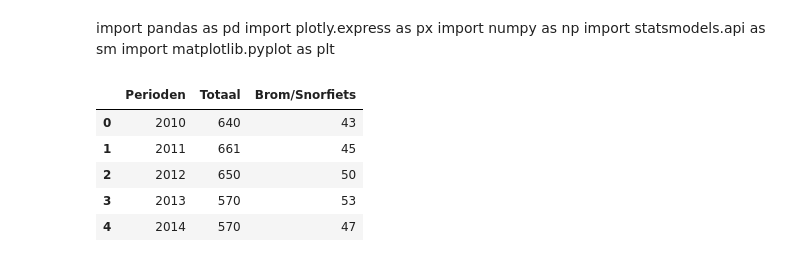
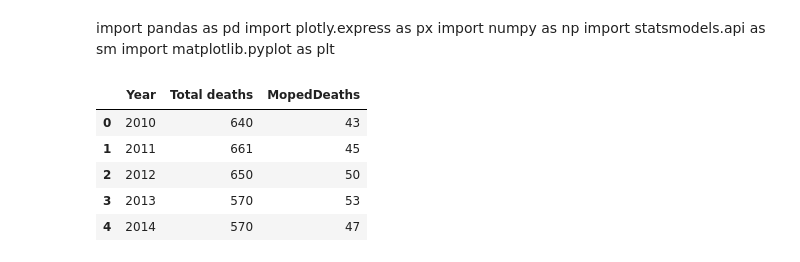
Before and after one commit to chenneman/TIL-programming-group-4, a Jupyter notebook: Voorspelling scooter gebruik.ipynb, the cells around one changed output. Cells and saved outputs as stored; diff of their text form; code cells hidden in the pictures.

```diff
--- a/Voorspelling scooter gebruik.ipynb
+++ b/Voorspelling scooter gebruik.ipynb
@@ -216,9 +232,18 @@ import statsmodels.api as sm
 import matplotlib.pyplot as plt
 # %%
 df2_origineel = pd.read_excel('Doden.xlsx')
+df2_origineel.rename(
+    columns={
+        "Brom/Snorfiets": "MopedDeaths",
+        "Totaal": "Total deaths",
+        "Perioden" : "Year"
+    },
+    inplace=True
+)
+
 df2_origineel.head()
 # %% [output]
-|  | Perioden | Totaal | Brom/Snorfiets |
+|  | Year | Total deaths | MopedDeaths |
 | 0 | 2010 | 640 | 43 |
 | 1 | 2011 | 661 | 45 |
 | 2 | 2012 | 650 | 50 |
```
Also changed, not shown: parts of 13 cells of this notebook, 1 other file.
